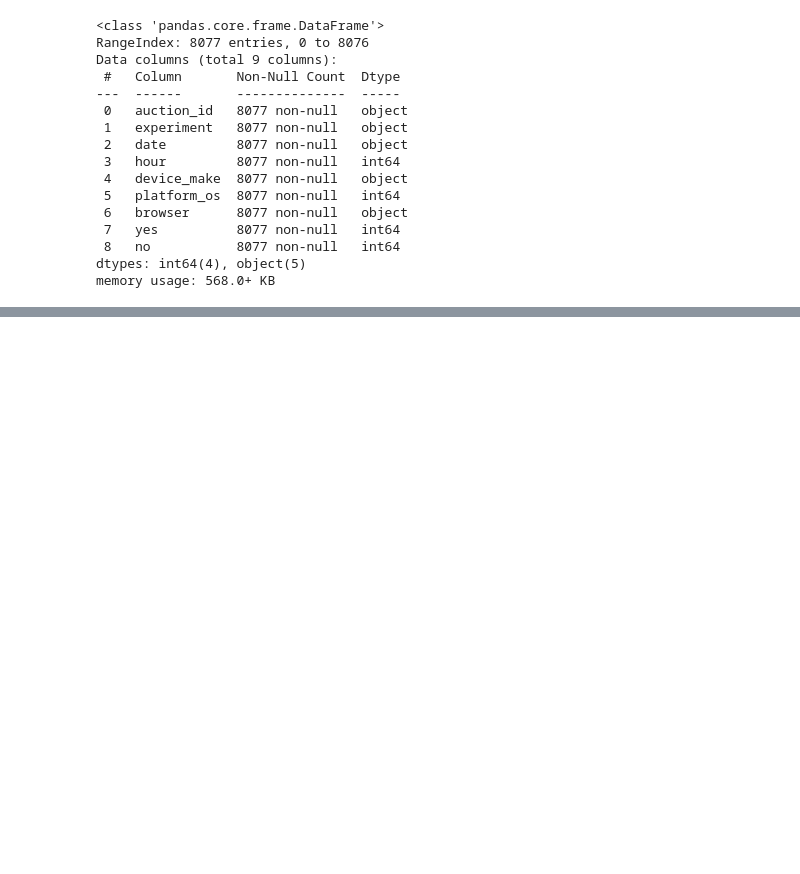
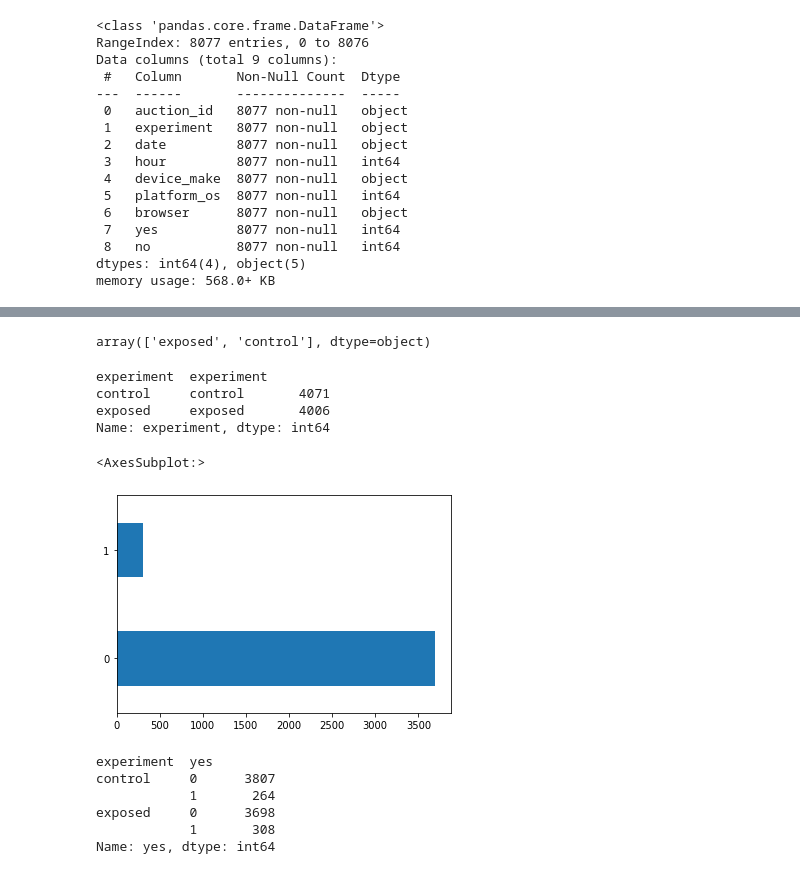
Before and after one commit to 10-Academy-Group-2/AB-Testing-Ad-campaign-performance-P, a Jupyter notebook: notebooks/Preprocessing_and_EDA.ipynb, the cells around one changed output, grey strips where cells are left out. Drawn from its saved outputs; the diff is of its cells as text; code cells hidden in the pictures; blank space fills up the shorter version.

```diff
--- a/notebooks/Preprocessing_and_EDA.ipynb
+++ b/notebooks/Preprocessing_and_EDA.ipynb
@@ -135,0 +145,28 @@ memory usage: 568.0+ KB
+# %%
+# showing the experiment unique values
+df['experiment'].unique()
+# %% [output]
+array(['exposed', 'control'], dtype=object)
+# %%
+user_grp = df.groupby(['experiment'])
+
+user_grp.experiment.value_counts()
+# %% [output]
+experiment  experiment
+control     control       4071
+exposed     exposed       4006
+Name: experiment, dtype: int64
+# %%
+user_grp.get_group('exposed')['yes'].value_counts()[0:5].plot(kind='barh')
+# %% [output]
+<AxesSubplot:>
+[figure, added]
+# %%
+user_grp['yes'].value_counts()
+# %% [output]
+experiment  yes
+control     0      3807
+            1       264
+exposed     0      3698
+            1       308
+Name: yes, dtype: int64
```
Also changed, not shown: parts of 12 cells of this notebook.
